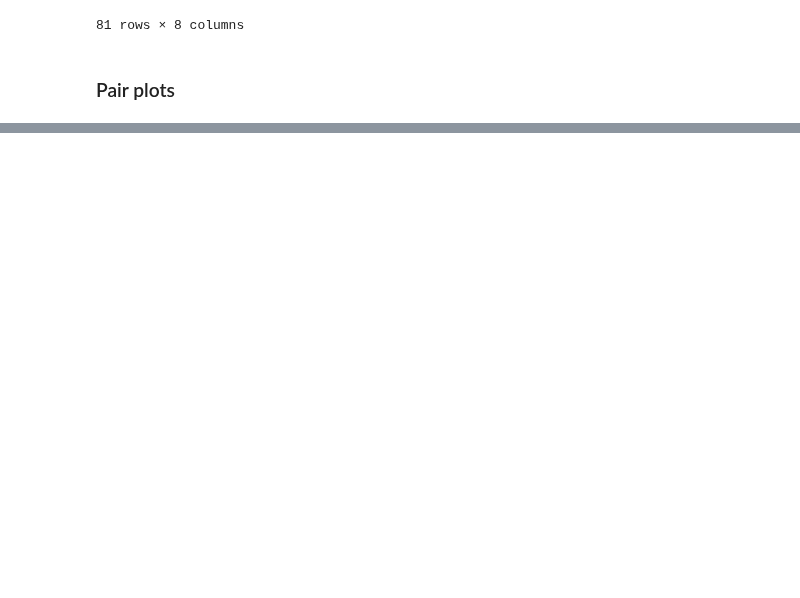
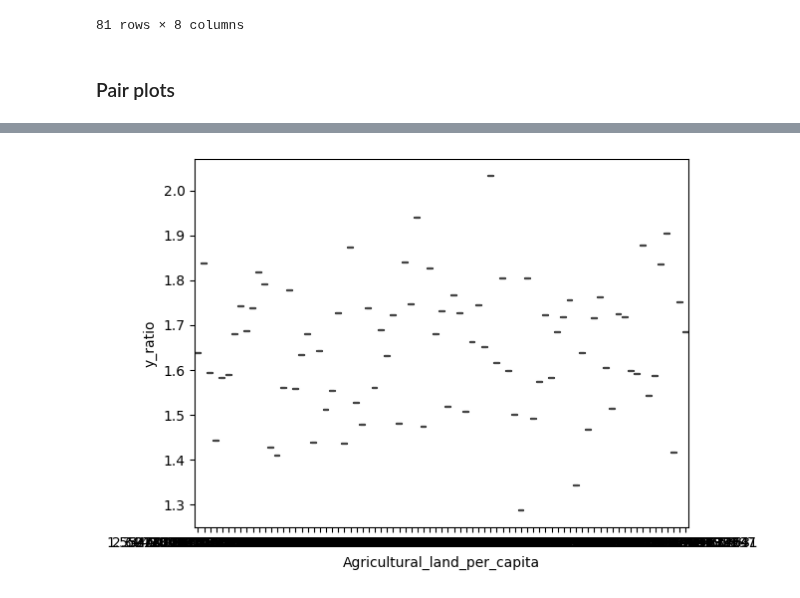
Before and after one commit to tanjoash/2D_data_driven_world, a Jupyter notebook: 2dwork/2D DDW.ipynb, the cells around one changed output, grey strips where cells are left out. Drawn from its saved outputs; the diff is of its cells as text; code cells hidden in the pictures; blank space fills up the shorter version.

```diff
--- a/2dwork/2D DDW.ipynb
+++ b/2dwork/2D DDW.ipynb
@@ -420,0 +435,4 @@ myplot = sns.pairplot(data=df2018_combined)
+# %%
+myplot = sns.boxplot(x='Agricultural_land_per_capita', y= "y_ratio", data=df2018_combined)
+# %% [output]
+[figure, added]
```
Also changed, not shown: parts of 10 cells of this notebook, 1 other file.
